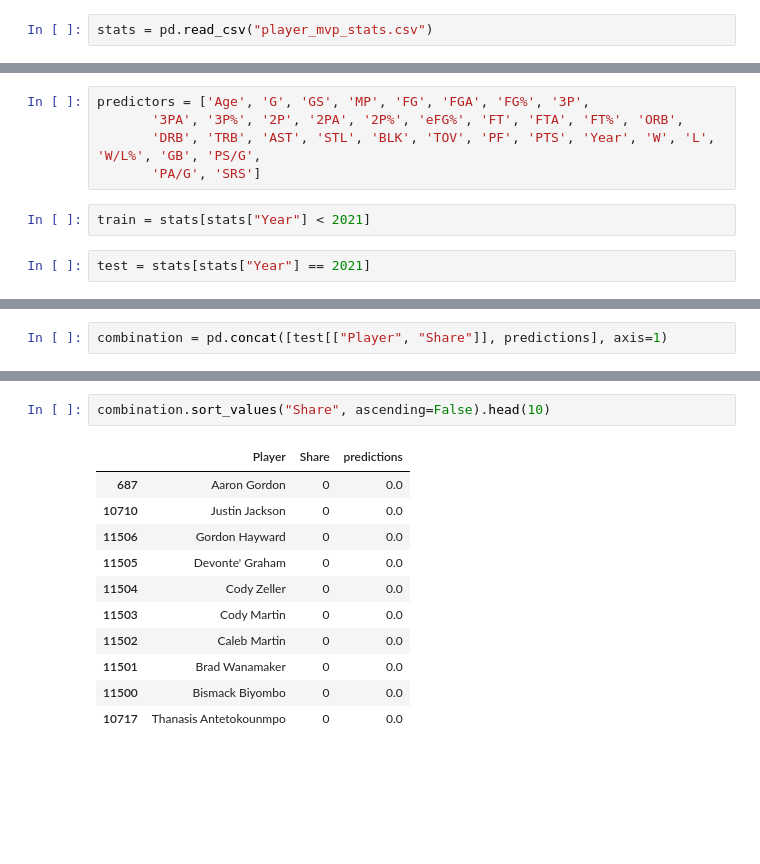
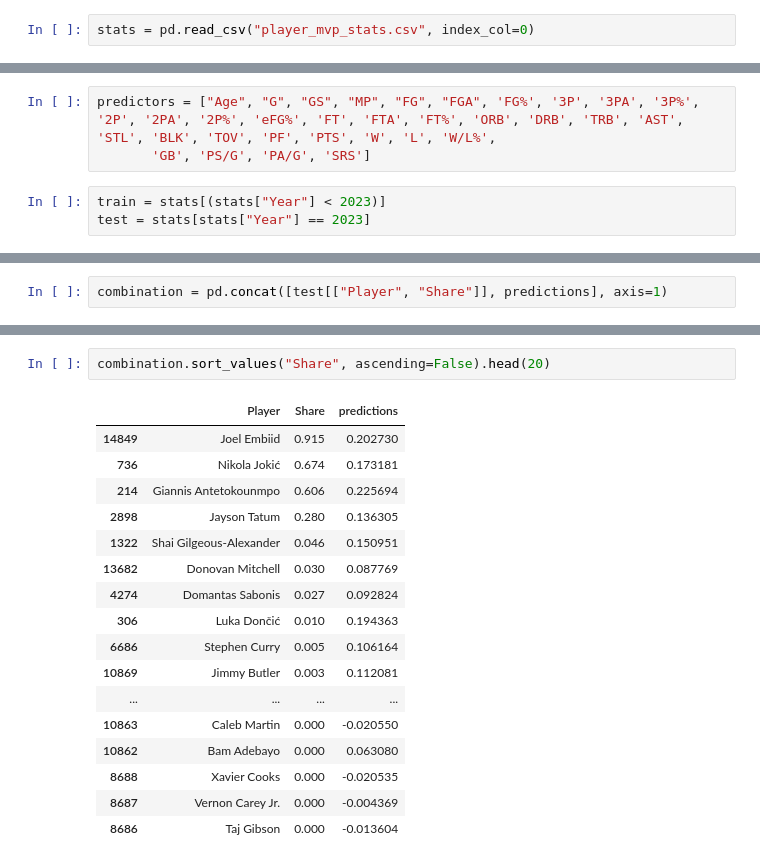
Before and after one commit to jhsu0811/nba-mvp-predictor, a Jupyter notebook: machine_learning.ipynb, the cells around one changed output, grey strips where cells are left out. Cells and saved outputs as stored; diff of their text form; blank space fills up the shorter version.

Commit message:
Updated player_mvp_stats.csv

```diff
--- a/machine_learning.ipynb
+++ b/machine_learning.ipynb
@@ -1,7 +1,7 @@
 # %%
 import pandas as pd
 # %%
-stats = pd.read_csv("player_mvp_stats.csv")
+stats = pd.read_csv("player_mvp_stats.csv", index_col=0)
 # %%
 stats
 # %% [output]
@@ -68,11 +89,8 @@ Index(['Player', 'Pos', 'Age', 'Tm', 'G', 'GS', 'MP', 'FG', 'FGA', 'FG%', '3P',
        'PA/G', 'SRS'],
       dtype='object')
 # %%
-predictors = ['Age', 'G', 'GS', 'MP', 'FG', 'FGA', 'FG%', '3P',
-       '3PA', '3P%', '2P', '2PA', '2P%', 'eFG%', 'FT', 'FTA', 'FT%', 'ORB',
-       'DRB', 'TRB', 'AST', 'STL', 'BLK', 'TOV', 'PF', 'PTS', 'Year', 'W', 'L', 'W/L%', 'GB', 'PS/G',
-       'PA/G', 'SRS']
+predictors = ["Age", "G", "GS", "MP", "FG", "FGA", 'FG%', '3P', '3PA', '3P%', '2P', '2PA', '2P%', 'eFG%', 'FT', 'FTA', 'FT%', 'ORB', 'DRB', 'TRB', 'AST', 'STL', 'BLK', 'TOV', 'PF', 'PTS', 'W', 'L', 'W/L%',
+       'GB', 'PS/G', 'PA/G', 'SRS']
 # %%
-train = stats[stats["Year"] < 2021]
+train = stats[(stats["Year"] < 2023)]
+test = stats[stats["Year"] == 2023]
-# %%
-test = stats[stats["Year"] == 2021]
@@ -141,14 +110,20 @@ combination
 # %%
-combination.sort_values("Share", ascending=False).head(10)
+combination.sort_values("Share", ascending=False).head(20)
 # %% [output]
 |  | Player | Share | predictions |
-| 687 | Aaron Gordon | 0 | 0.0 |
-| 10710 | Justin Jackson | 0 | 0.0 |
-| 11506 | Gordon Hayward | 0 | 0.0 |
-| 11505 | Devonte' Graham | 0 | 0.0 |
-| 11504 | Cody Zeller | 0 | 0.0 |
-| 11503 | Cody Martin | 0 | 0.0 |
-| 11502 | Caleb Martin | 0 | 0.0 |
-| 11501 | Brad Wanamaker | 0 | 0.0 |
-| 11500 | Bismack Biyombo | 0 | 0.0 |
-| 10717 | Thanasis Antetokounmpo | 0 | 0.0 |
+| 14849 | Joel Embiid | 0.915 | 0.202730 |
+| 736 | Nikola Jokić | 0.674 | 0.173181 |
+| 214 | Giannis Antetokounmpo | 0.606 | 0.225694 |
+| 2898 | Jayson Tatum | 0.280 | 0.136305 |
+| 1322 | Shai Gilgeous-Alexander | 0.046 | 0.150951 |
+| 13682 | Donovan Mitchell | 0.030 | 0.087769 |
+| 4274 | Domantas Sabonis | 0.027 | 0.092824 |
+| 306 | Luka Dončić | 0.010 | 0.194363 |
+| 6686 | Stephen Curry | 0.005 | 0.106164 |
+| 10869 | Jimmy Butler | 0.003 | 0.112081 |
+| ... | ... | ... | ... |
+| 10863 | Caleb Martin | 0.000 | -0.020550 |
+| 10862 | Bam Adebayo | 0.000 | 0.063080 |
+| 8688 | Xavier Cooks | 0.000 | -0.020535 |
+| 8687 | Vernon Carey Jr. | 0.000 | -0.004369 |
+| 8686 | Taj Gibson | 0.000 | -0.013604 |
```
Also changed, not shown: parts of 11 cells of this notebook, 2 other files.
